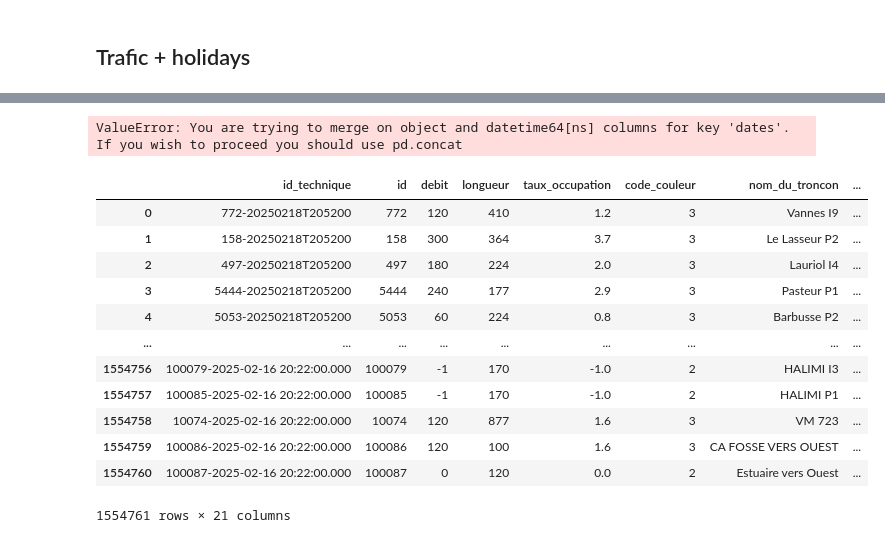
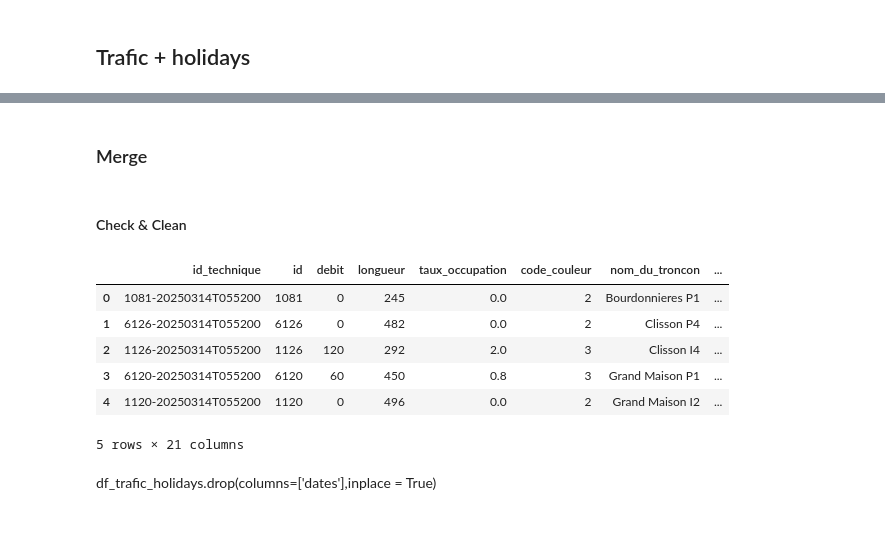
Before and after one commit to BENOUSSAIDarezkimalek/AI_model_urban_mobility, a Jupyter notebook: src/concatenation.ipynb, the cells around one changed output, grey strips where cells are left out. Saved outputs shown, nothing was run; the diff lists cells and outputs as text; code cells hidden in the pictures.

Commit message:
Premet jet concatenation des tables

```diff
--- a/src/concatenation.ipynb
+++ b/src/concatenation.ipynb
@@ -115,23 +113,23 @@ memory usage: 189.8+ MB
+# %%
+df_trafic['horodatage_date'] = pd.to_datetime(df_trafic['horodatage_date'])
+# %% [markdown]
+### Merge
 # %%
 df_trafic_holidays = pd.merge(df_trafic, df_holidays,
                               how = 'left',
-                              left_on = df_trafic['horodatage'].dt.date,
+                              left_on = df_trafic['horodatage_date'],
                               right_on = 'dates')
-# %% [output]
-ValueError: You are trying to merge on object and datetime64[ns] columns for key 'dates'. If you wish to proceed you should use pd.concat
+# %% [markdown]
+#### Check & Clean
 # %%
-df_trafic_holidays
+df_trafic_holidays.head()
 # %% [output]
 |  | id_technique | id | debit | longueur | taux_occupation | code_couleur | nom_du_troncon | ... |
-| 0 | 772-20250218T205200 | 772 | 120 | 410 | 1.2 | 3 | Vannes I9 | ... |
-| 1 | 158-20250218T205200 | 158 | 300 | 364 | 3.7 | 3 | Le Lasseur P2 | ... |
-| 2 | 497-20250218T205200 | 497 | 180 | 224 | 2.0 | 3 | Lauriol I4 | ... |
-| 3 | 5444-20250218T205200 | 5444 | 240 | 177 | 2.9 | 3 | Pasteur P1 | ... |
-| 4 | 5053-20250218T205200 | 5053 | 60 | 224 | 0.8 | 3 | Barbusse P2 | ... |
-| ... | ... | ... | ... | ... | ... | ... | ... | ... |
-| 1554756 | 100079-2025-02-16 20:22:00.000 | 100079 | -1 | 170 | -1.0 | 2 | HALIMI I3 | ... |
-| 1554757 | 100085-2025-02-16 20:22:00.000 | 100085 | -1 | 170 | -1.0 | 2 | HALIMI P1 | ... |
-| 1554758 | 10074-2025-02-16 20:22:00.000 | 10074 | 120 | 877 | 1.6 | 3 | VM 723 | ... |
-| 1554759 | 100086-2025-02-16 20:22:00.000 | 100086 | 120 | 100 | 1.6 | 3 | CA FOSSE VERS OUEST | ... |
-| 1554760 | 100087-2025-02-16 20:22:00.000 | 100087 | 0 | 120 | 0.0 | 2 | Estuaire vers Ouest | ... |
+| 0 | 1081-20250314T055200 | 1081 | 0 | 245 | 0.0 | 2 | Bourdonnieres P1 | ... |
+| 1 | 6126-20250314T055200 | 6126 | 0 | 482 | 0.0 | 2 | Clisson P4 | ... |
+| 2 | 1126-20250314T055200 | 1126 | 120 | 292 | 2.0 | 3 | Clisson I4 | ... |
+| 3 | 6120-20250314T055200 | 6120 | 60 | 450 | 0.8 | 3 | Grand Maison P1 | ... |
+| 4 | 1120-20250314T055200 | 1120 | 0 | 496 | 0.0 | 2 | Grand Maison I2 | ... |
-1554761 rows × 21 columns
+5 rows × 21 columns
+# %% [markdown]
+df_trafic_holidays.drop(columns=['dates'],inplace = True)
```
Also changed, not shown: parts of 53 cells of this notebook.
